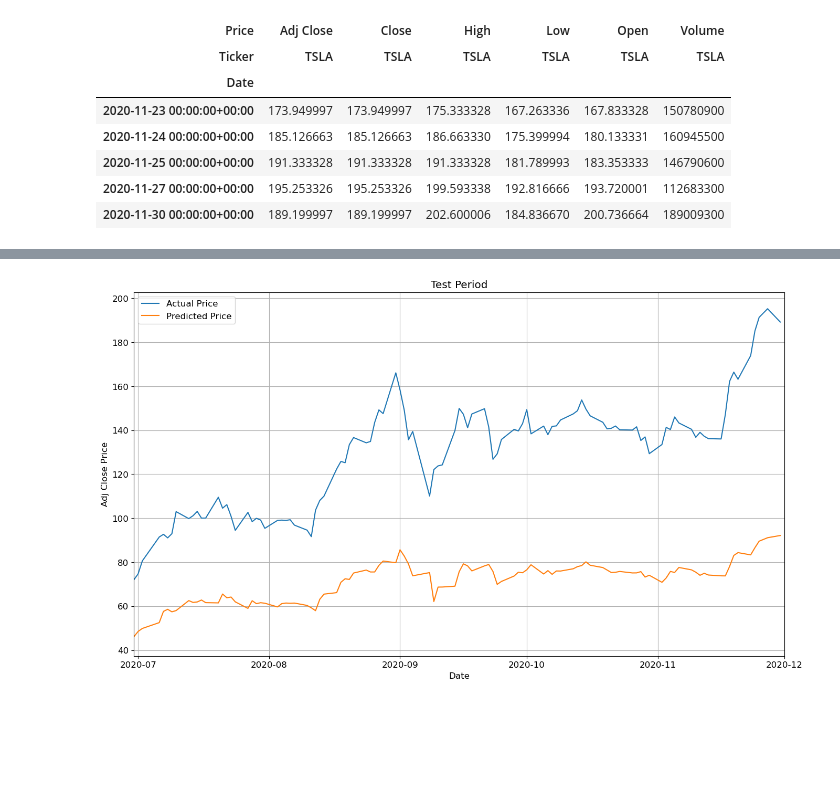
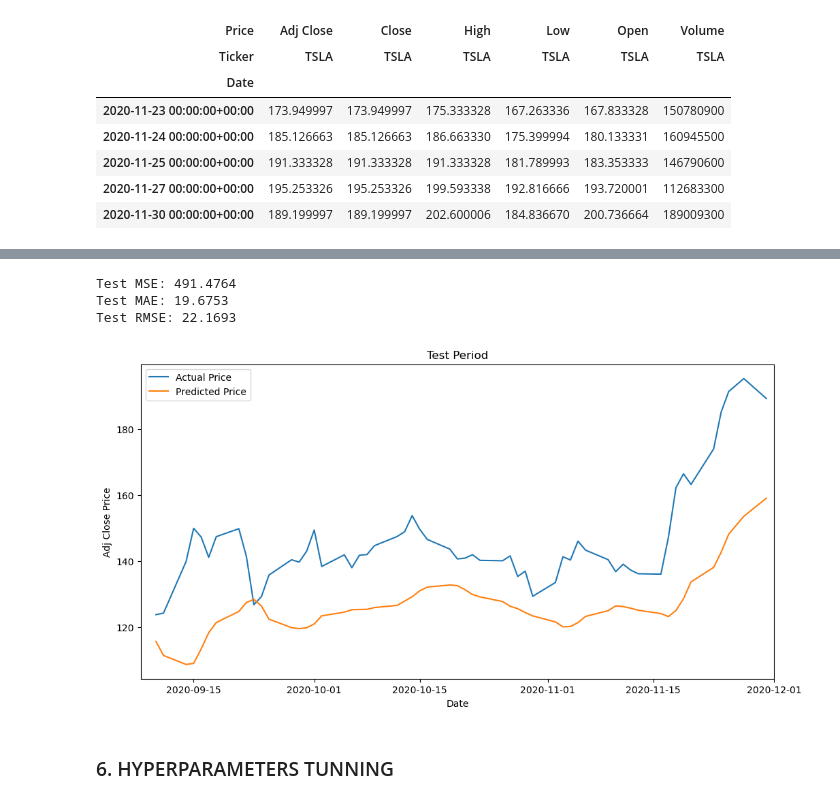
Before and after one commit to FabianJuarez182/Prediction-Company-Stock, a Jupyter notebook: stock-prediction.ipynb, the cells around one changed output, grey strips where cells are left out. Cells and saved outputs as stored; diff of their text form; code cells hidden in the pictures; blank space fills up the shorter version.

Commit message:
Hyperparameter Tuning

```diff
--- a/stock-prediction.ipynb
+++ b/stock-prediction.ipynb
@@ -57,10 +65,6 @@ tsla_price_df.tail()
 | 2020-11-27 00:00:00+00:00 | 195.253326 | 195.253326 | 199.593338 | 192.816666 | 193.720001 | 112683300 |
 | 2020-11-30 00:00:00+00:00 | 189.199997 | 189.199997 | 202.600006 | 184.836670 | 200.736664 | 189009300 |
 # %%
-start_time_all = datetime.datetime(2018, 1, 1) # 2020-01-01
-end_time_train = datetime.datetime(2020, 6, 30) # 2020-09-30
-end_time_all = datetime.datetime(2020, 12, 1) # 2020-12-31
-
 # Features variables (Close price, High price, Low price, Open price, Volume)
 X = tsla_price_df.iloc[:, 1:6]
 
@@ -68,6 +72,7 @@ X = tsla_price_df.iloc[:, 1:6]
 y = tsla_price_df.iloc[:, 0:1]
 
 # TSLA Adj Close price from 2020-01-01 to 2020-12-31
+plt.figure(figsize=(12, 6))
 plt.plot(tsla_price_df.index, y, label='Adj Close')
 plt.xlabel('Date')
 plt.ylabel('Adj Close Price')
@@ -95,6 +100,16 @@ scaler_target = MinMaxScaler(feature_range=(0, 1))
 train_target = scaler_target.fit_transform(train_df[['Adj Close']].values)
 test_target = scaler_target.transform(test_df[['Adj Close']].values)
 
+# Create a new DataFrame with the normalized target
+train_target_df = pd.DataFrame(train_target, columns=['Adj Close'], index=train_df.index)
+test_target_df = pd.DataFrame(test_target, columns=['Adj Close'], index=test_df.index)
+
+# Combine the features and target DataFrames
+train_data = pd.concat([train_features_df, train_target_df], axis=1)
+test_data = pd.concat([test_features_df, test_target_df], axis=1)
+
+train_data, val_data = train_test_split(train_data, test_size=0.15, shuffle=False)
+
 # Print the first records of normalized data and the dimensions of the tensors
 print("First records of normalized data (features):")
 print(train_features_df.head())
@@ -218,31 +297,50 @@ Epoch [1000/1000], Loss: 0.0006
 # %%
-# Generate predictions on the test set
+# Set the model to evaluation mode
+test_array = test_data.values
+X_test, y_test = create_sequences(test_array, seq_length)
+X_test_tensor = torch.tensor(X_test, dtype=torch.float32)
+y_test_tensor = torch.tensor(y_test, dtype=torch.float32)
+
 model.eval()
 with torch.no_grad():
-    y_pred = model(X_test).numpy()
+    predictions = model(X_test_tensor)
 
 # Rescale the predicted and actual values
-y_pred_rescaled = scaler_target.inverse_transform(y_pred)
-y_test_rescaled = scaler_target.inverse_transform(y_test.numpy())
+predictions = predictions.numpy()
+y_test = y_test_tensor.numpy()
+y_pred_rescaled = scaler_target.inverse_transform(predictions)
+y_test_rescaled = scaler_target.inverse_transform(y_test.reshape(-1, 1))
 
-# Adaptation of the plotting function
+# Calculate metrics
+mse = mean_squared_error(y_test_rescaled, y_pred_rescaled)
+mae = mean_absolute_error(y_test_rescaled, y_pred_rescaled)
+rmse = np.sqrt(mse)
+
+print(f"Test MSE: {mse:.4f}")
+print(f"Test MAE: {mae:.4f}")
+print(f"Test RMSE: {rmse:.4f}")
+
+# Adaptation of the plotting function for predictions
 def plt_graph(start_time, end_time, period, val_line=False):
-    # Plot actual adjusted close price
-    plt.plot(test_df.index[seq_length:], y_test_rescaled, label='Actual Price')
-    # Plot predicted adjusted close price
-    plt.plot(test_df.index[seq_length:], y_pred_rescaled, label='Predicted Price')
+    plt.figure(figsize=(12, 6))
+    plt.plot(test_data.index[seq_length:], y_test_rescaled, label='Actual Price')
+    plt.plot(test_data.index[seq_length:], y_pred_rescaled, label='Predicted Price')
 
     if val_line:
         plt.axvline(x=end_time_train, c='r', linestyle='--')
 
     plt.xlabel('Date')
     plt.ylabel('Adj Close Price')
     plt.xlim(start_time, end_time)
     plt.title(f'{period} Period')
     plt.legend()
     plt.show()
 
-# Use the plotting function
 plt_graph(start_time=end_time_train, end_time=end_time_all, period='Test')
 # %% [output]
+Test MSE: 491.4764
+Test MAE: 19.6753
+Test RMSE: 22.1693
-[figure, old version]
+[figure, new version]
+# %% [markdown]
+### 6. HYPERPARAMETERS TUNNING
```
Also changed, not shown: parts of 19 cells of this notebook.
